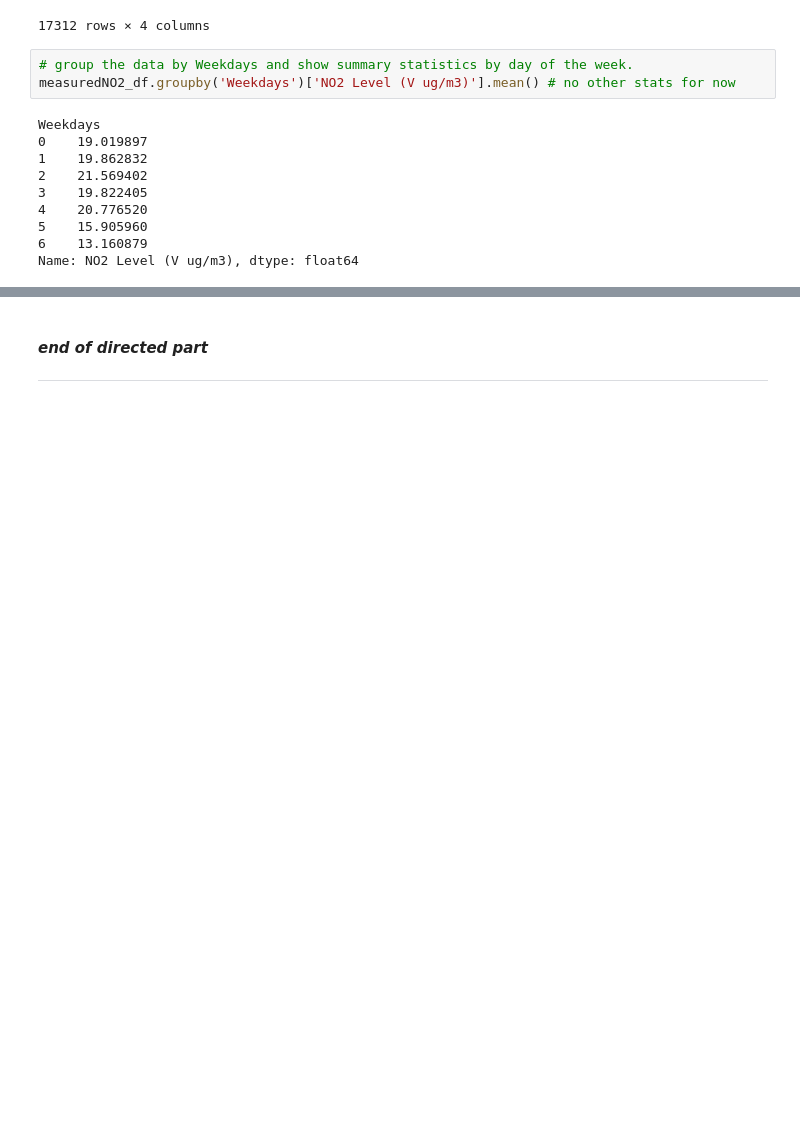
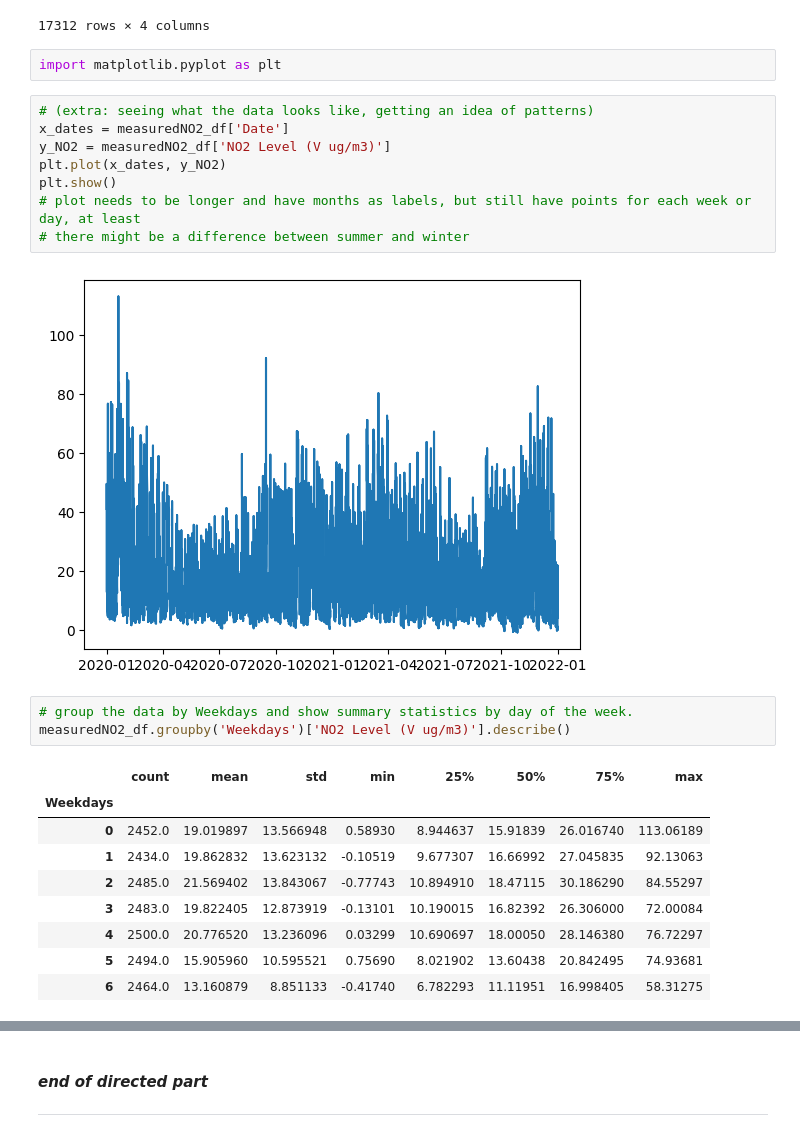
Before and after one commit to deliabel/CodeDivisionWorksheets, a Jupyter notebook: Copy_of_52P_Air_quality_mini_project.ipynb, the cells around one changed output, grey strips where cells are left out. Saved outputs shown, nothing was run; the diff lists cells and outputs as text; blank space fills up the shorter version.

```diff
--- a/Copy_of_52P_Air_quality_mini_project.ipynb
+++ b/Copy_of_52P_Air_quality_mini_project.ipynb
@@ -374,16 +374,28 @@ shape: (17312, 4)
 | 17310 | 2021-12-31 | 4 | 23:00 | 3.49557 |
 | 17311 | 2021-12-31 | 4 | 24:00 | 4.15682 |
 17312 rows × 4 columns
+# %%
+import matplotlib.pyplot as plt
+# %%
+# (extra: seeing what the data looks like, getting an idea of patterns)
+x_dates = measuredNO2_df['Date']
+y_NO2 = measuredNO2_df['NO2 Level (V ug/m3)']
+plt.plot(x_dates, y_NO2)
+plt.show()
+# plot needs to be longer and have months as labels, but still have points for each week or day, at least
+# there might be a difference between summer and winter
+# %% [output]
+[figure, added]
 # %%
 # group the data by Weekdays and show summary statistics by day of the week.
-measuredNO2_df.groupby('Weekdays')['NO2 Level (V ug/m3)'].mean() # no other stats for now
+measuredNO2_df.groupby('Weekdays')['NO2 Level (V ug/m3)'].describe()
 # %% [output]
-Weekdays
-0    19.019897
-1    19.862832
-2    21.569402
-3    19.822405
-4    20.776520
-5    15.905960
-6    13.160879
-Name: NO2 Level (V ug/m3), dtype: float64
+|  | count | mean | std | min | 25% | 50% | 75% | max |
+| Weekdays |  |  |  |  |  |  |  |  |
+| 0 | 2452.0 | 19.019897 | 13.566948 | 0.58930 | 8.944637 | 15.91839 | 26.016740 | 113.06189 |
+| 1 | 2434.0 | 19.862832 | 13.623132 | -0.10519 | 9.677307 | 16.66992 | 27.045835 | 92.13063 |
+| 2 | 2485.0 | 21.569402 | 13.843067 | -0.77743 | 10.894910 | 18.47115 | 30.186290 | 84.55297 |
+| 3 | 2483.0 | 19.822405 | 12.873919 | -0.13101 | 10.190015 | 16.82392 | 26.306000 | 72.00084 |
+| 4 | 2500.0 | 20.776520 | 13.236096 | 0.03299 | 10.690697 | 18.00050 | 28.146380 | 76.72297 |
+| 5 | 2494.0 | 15.905960 | 10.595521 | 0.75690 | 8.021902 | 13.60438 | 20.842495 | 74.93681 |
+| 6 | 2464.0 | 13.160879 | 8.851133 | -0.41740 | 6.782293 | 11.11951 | 16.998405 | 58.31275 |
```
Also changed, not shown: parts of 5 cells of this notebook.
